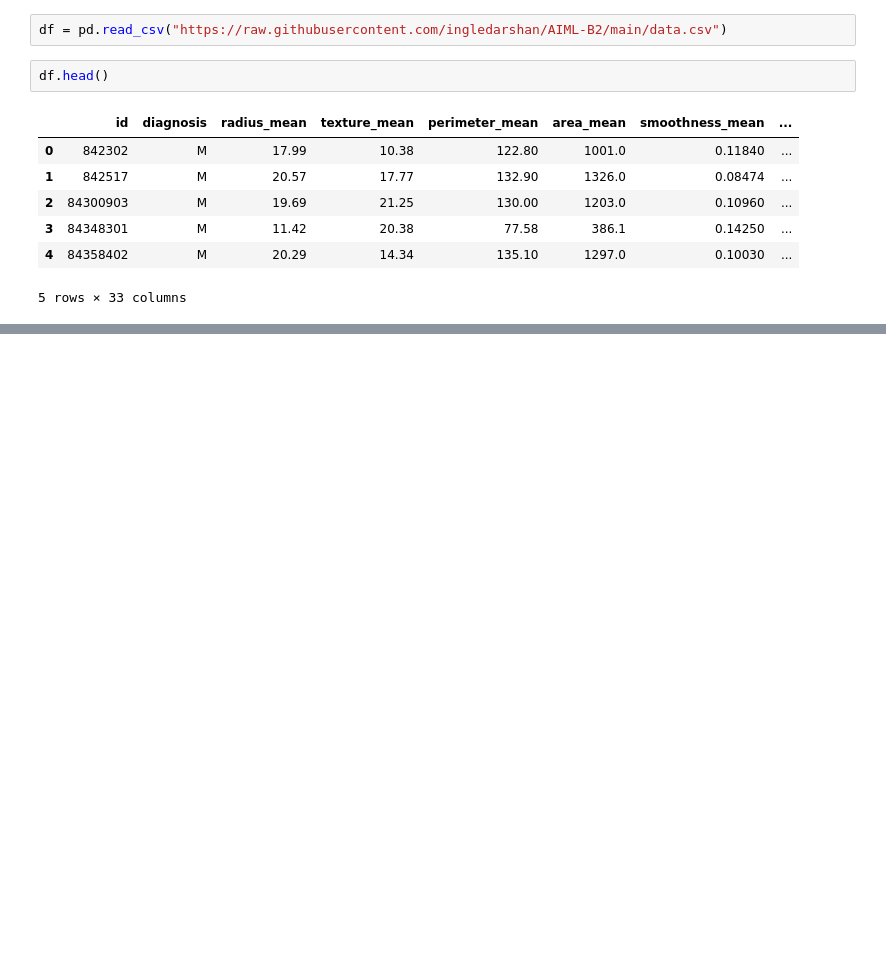
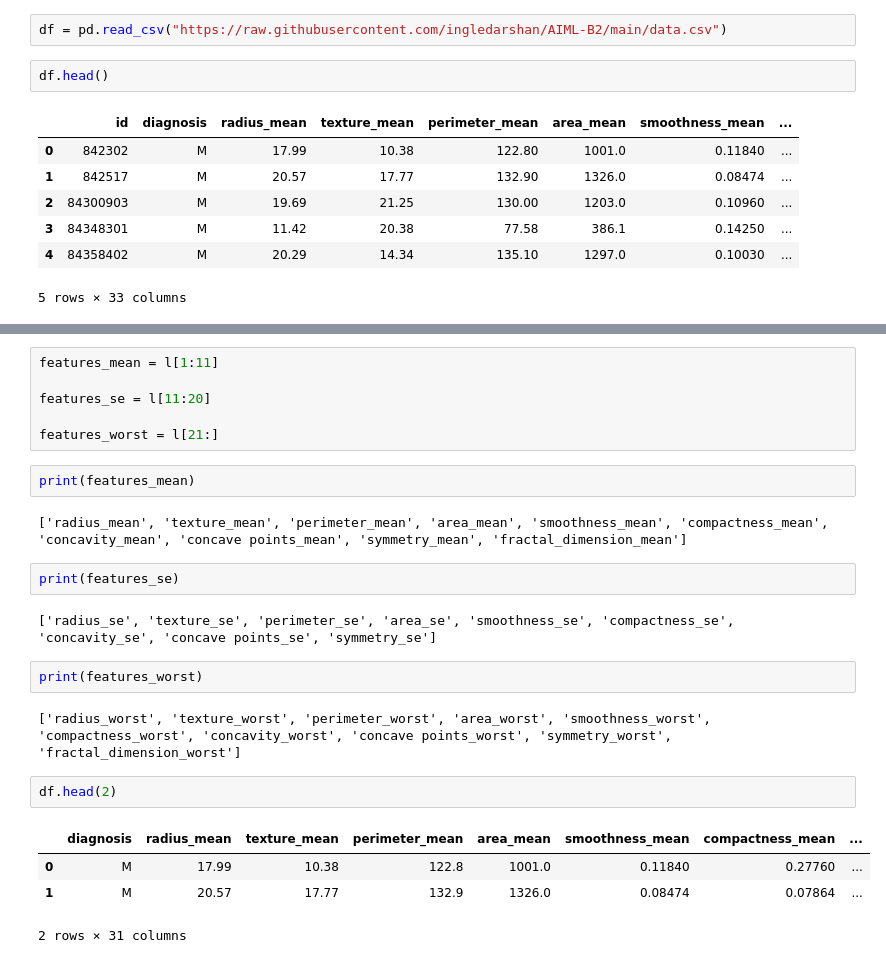
Before and after one commit to ReneValenzuela/AI-ML-Batch2, a Jupyter notebook: ML__Breast_Cancer_Prediction.ipynb, the cells around one changed output, grey strips where cells are left out. Saved outputs shown, nothing was run; the diff lists cells and outputs as text; blank space fills up the shorter version.

```diff
--- a/ML__Breast_Cancer_Prediction.ipynb
+++ b/ML__Breast_Cancer_Prediction.ipynb
@@ -29,0 +128,25 @@ df.head()
+# %%
+features_mean = l[1:11]
+
+features_se = l[11:20]
+
+features_worst = l[21:]
+# %%
+print(features_mean)
+# %% [output]
+['radius_mean', 'texture_mean', 'perimeter_mean', 'area_mean', 'smoothness_mean', 'compactness_mean', 'concavity_mean', 'concave points_mean', 'symmetry_mean', 'fractal_dimension_mean']
+# %%
+print(features_se)
+# %% [output]
+['radius_se', 'texture_se', 'perimeter_se', 'area_se', 'smoothness_se', 'compactness_se', 'concavity_se', 'concave points_se', 'symmetry_se']
+# %%
+print(features_worst)
+# %% [output]
+['radius_worst', 'texture_worst', 'perimeter_worst', 'area_worst', 'smoothness_worst', 'compactness_worst', 'concavity_worst', 'concave points_worst', 'symmetry_worst', 'fractal_dimension_worst']
+# %%
+df.head(2)
+# %% [output]
+|  | diagnosis | radius_mean | texture_mean | perimeter_mean | area_mean | smoothness_mean | compactness_mean | ... |
+| 0 | M | 17.99 | 10.38 | 122.8 | 1001.0 | 0.11840 | 0.27760 | ... |
+| 1 | M | 20.57 | 17.77 | 132.9 | 1326.0 | 0.08474 | 0.07864 | ... |
+2 rows × 31 columns
```
Also changed, not shown: parts of 16 cells of this notebook.
